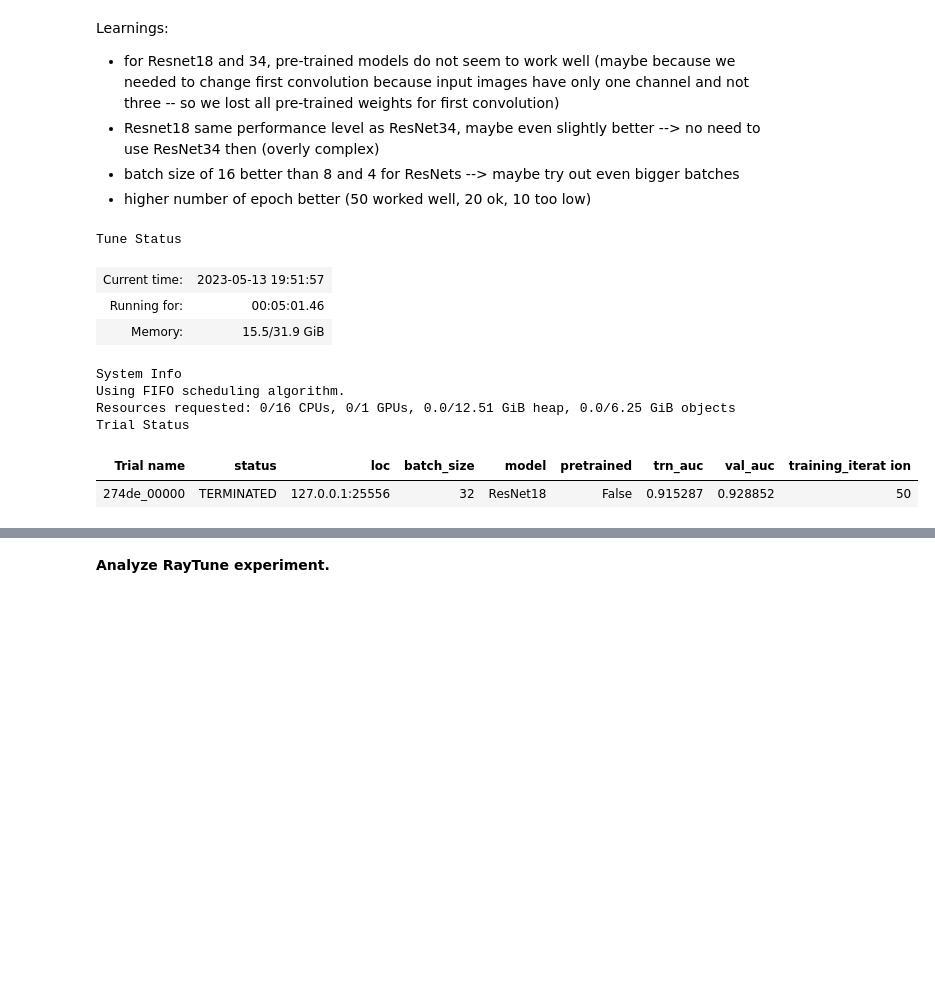
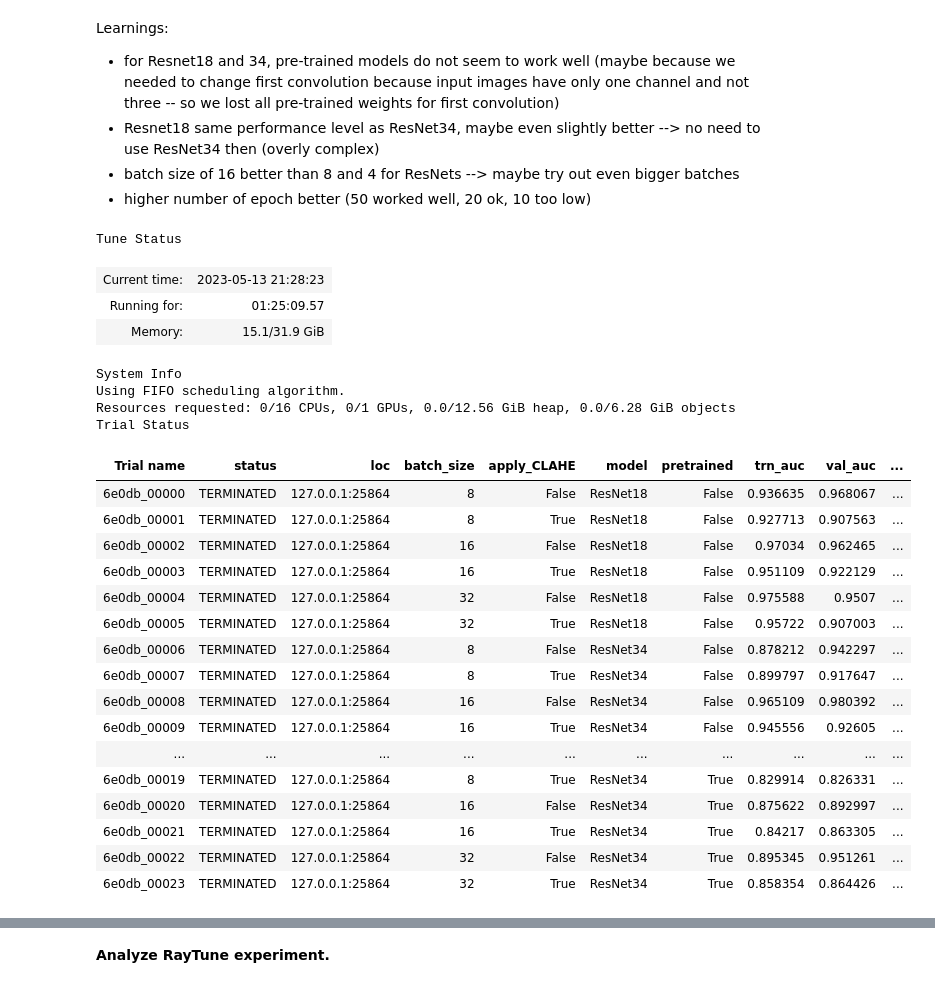
Before and after one commit to adel-R/QB-AI-for-Good, a Jupyter notebook: 1_Modeling.ipynb, the cells around one changed output, grey strips where cells are left out. Cells and saved outputs as stored; diff of their text form; code cells hidden in the pictures; blank space fills up the shorter version.

Commit message:
val auc 98 using resnet34

```diff
--- a/1_Modeling.ipynb
+++ b/1_Modeling.ipynb
@@ -147,14 +147,14 @@ warnings.simplefilter(action = "ignore", category = np.VisibleDeprecationWarning
 config = {
     # basic infos
     "max_epochs": 50,
-    "batch_size": tune.grid_search([16, 32]),
+    "batch_size": tune.grid_search([8, 16, 32]),
     "dir": os.path.normpath(os.getcwd()).replace("\\", "/"),
     "verbose": False,
     "save": True,
 
     # preprocessing
     "resize": True, # resize images from (64, 64) to (224, 224)
-    "apply_CLAHE": True, # improve image contrast
+    "apply_CLAHE": tune.grid_search([False, True]), # improve image contrast
 
     # model
     "model": tune.grid_search(["ResNet18", "ResNet34"]),
@@ -171,53 +171,39 @@ config = {
     # loss function
     "criterion": "BCE"
 }
-# %%
-# tunable hyperparameter search space --> search using tune.choice([]), tune.uniform(lower, upper), tune.grid_search([])
-config = {
-    # basic infos
-    "max_epochs": 50,
-    "batch_size": 32,
-    "dir": os.path.normpath(os.getcwd()).replace("\\", "/"),
-    "verbose": False,
-    "save": True,
-
-    # preprocessing
-    "resize": True, # resize images from (64, 64) to (224, 224)
-    "apply_CLAHE": True, # improve image contrast
-
-    # model
-    "model": "ResNet18",
-    "pretrained": False,
-
-    # scheduler
-    "lr_s": "Cosine", # StepLR decreases learning rate every 10 epochs by factor of 10
-
-    # optimizer
-    "lr":   1e-2,
-    "wd":   1e-2,
-    "mom":  0.9,
-
-    # loss function
-    "criterion": "BCE"
-}
 # %%
 # how many trials to run (if grid_search utilized, it will run this number per grid_search value)
 num_samples = 1
 
 # run experiment
 result_grid = modeling.run_ray_experiment(
     modeling.ray_trainable, config, ray_path, num_samples,
     metric_columns = ["trn_auc", "val_auc", "training_iteration"],
-    parameter_columns = ["batch_size", "model", "pretrained"]
+    parameter_columns = ["batch_size", "apply_CLAHE", "model", "pretrained"]
 )
 # %% [output]
 Tune Status
-| Current time: | 2023-05-13 19:51:57 |
-| Running for: | 00:05:01.46 |
-| Memory: | 15.5/31.9 GiB |
+| Current time: | 2023-05-13 21:28:23 |
+| Running for: | 01:25:09.57 |
+| Memory: | 15.1/31.9 GiB |
 System Info
 Using FIFO scheduling algorithm.
-Resources requested: 0/16 CPUs, 0/1 GPUs, 0.0/12.51 GiB heap, 0.0/6.25 GiB objects
+Resources requested: 0/16 CPUs, 0/1 GPUs, 0.0/12.56 GiB heap, 0.0/6.28 GiB objects
 Trial Status
-| Trial name | status | loc | batch_size | model | pretrained | trn_auc | val_auc | training_iterat ion |
-| 274de_00000 | TERMINATED | 127.0.0.1:25556 | 32 | ResNet18 | False | 0.915287 | 0.928852 | 50 |
+| Trial name | status | loc | batch_size | apply_CLAHE | model | pretrained | trn_auc | val_auc | ... |
+| 6e0db_00000 | TERMINATED | 127.0.0.1:25864 | 8 | False | ResNet18 | False | 0.936635 | 0.968067 | ... |
+| 6e0db_00001 | TERMINATED | 127.0.0.1:25864 | 8 | True | ResNet18 | False | 0.927713 | 0.907563 | ... |
+| 6e0db_00002 | TERMINATED | 127.0.0.1:25864 | 16 | False | ResNet18 | False | 0.97034 | 0.962465 | ... |
+| 6e0db_00003 | TERMINATED | 127.0.0.1:25864 | 16 | True | ResNet18 | False | 0.951109 | 0.922129 | ... |
+| 6e0db_00004 | TERMINATED | 127.0.0.1:25864 | 32 | False | ResNet18 | False | 0.975588 | 0.9507 | ... |
+| 6e0db_00005 | TERMINATED | 127.0.0.1:25864 | 32 | True | ResNet18 | False | 0.95722 | 0.907003 | ... |
+| 6e0db_00006 | TERMINATED | 127.0.0.1:25864 | 8 | False | ResNet34 | False | 0.878212 | 0.942297 | ... |
+| 6e0db_00007 | TERMINATED | 127.0.0.1:25864 | 8 | True | ResNet34 | False | 0.899797 | 0.917647 | ... |
+| 6e0db_00008 | TERMINATED | 127.0.0.1:25864 | 16 | False | ResNet34 | False | 0.965109 | 0.980392 | ... |
+| 6e0db_00009 | TERMINATED | 127.0.0.1:25864 | 16 | True | ResNet34 | False | 0.945556 | 0.92605 | ... |
+| ... | ... | ... | ... | ... | ... | ... | ... | ... | ... |
+| 6e0db_00019 | TERMINATED | 127.0.0.1:25864 | 8 | True | ResNet34 | True | 0.829914 | 0.826331 | ... |
+| 6e0db_00020 | TERMINATED | 127.0.0.1:25864 | 16 | False | ResNet34 | True | 0.875622 | 0.892997 | ... |
+| 6e0db_00021 | TERMINATED | 127.0.0.1:25864 | 16 | True | ResNet34 | True | 0.84217 | 0.863305 | ... |
+| 6e0db_00022 | TERMINATED | 127.0.0.1:25864 | 32 | False | ResNet34 | True | 0.895345 | 0.951261 | ... |
+| 6e0db_00023 | TERMINATED | 127.0.0.1:25864 | 32 | True | ResNet34 | True | 0.858354 | 0.864426 | ... |
```
Also changed, not shown: parts of 7 cells of this notebook, 1 other file.
